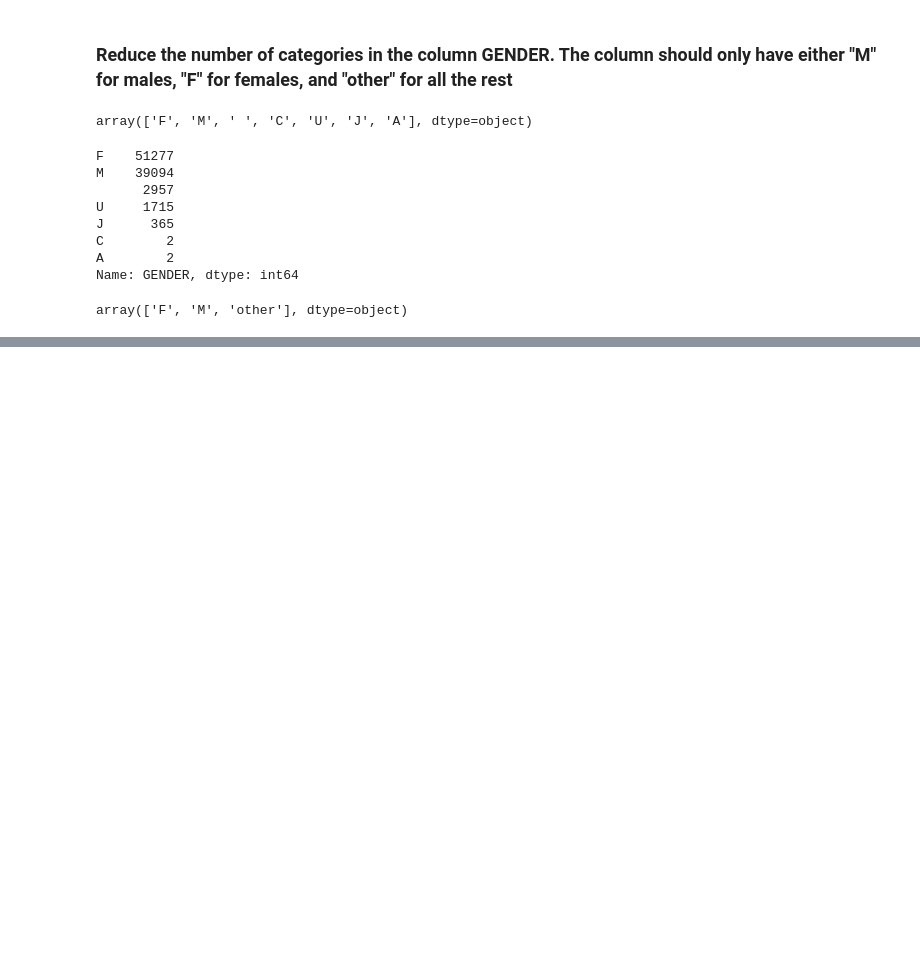
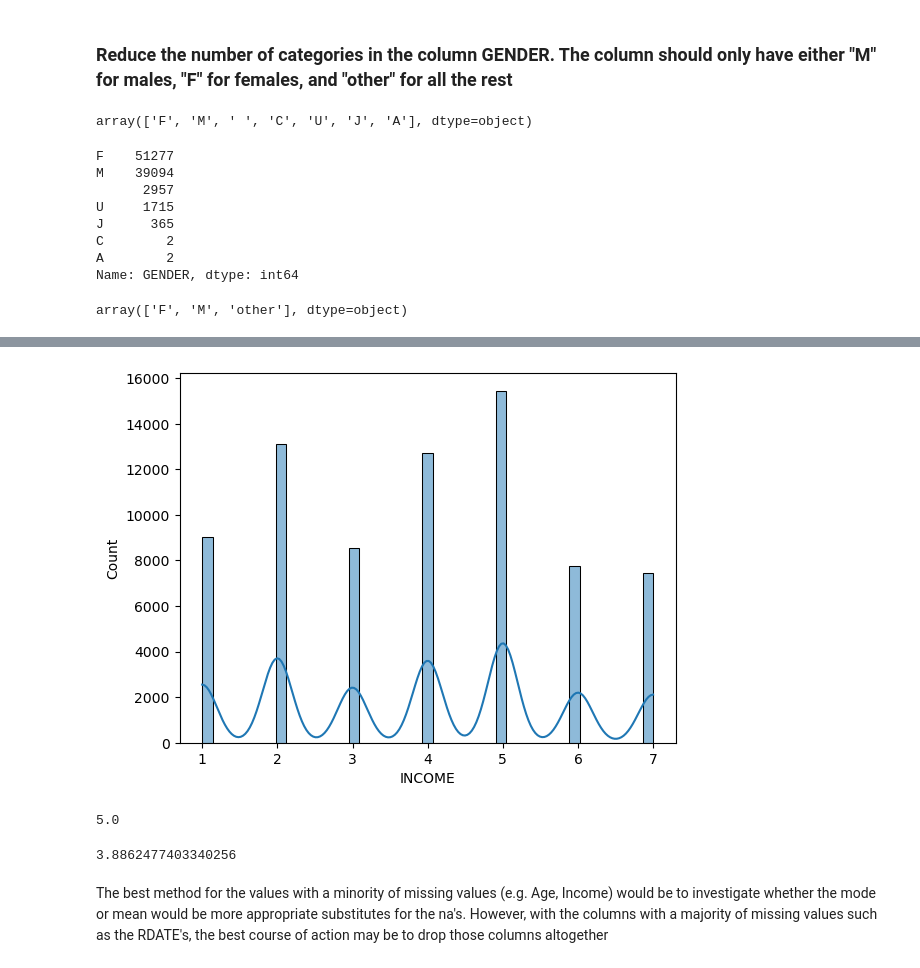
Before and after one commit to KAAR1998/lab-revisiting-machine-learning, a Jupyter notebook: Lab.ipynb, the cells around one changed output, grey strips where cells are left out. Saved outputs shown, nothing was run; the diff lists cells and outputs as text; code cells hidden in the pictures; blank space fills up the shorter version.

```diff
--- a/Lab.ipynb
+++ b/Lab.ipynb
@@ -214,0 +513,15 @@ array(['F', 'M', 'other'], dtype=object)
+# %%
+sns.histplot(numerical[numerical['INCOME'].isna()==False]['INCOME'],kde=True)
+plt.show()
+# %% [output]
+[figure, added]
+# %%
+numerical[numerical['INCOME'].notna()]['INCOME'].mode()[0]
+# %% [output]
+5.0
+# %%
+numerical.loc[:, 'INCOME'].mean()
+# %% [output]
+3.8862477403340256
+# %% [markdown]
+The best method for the values with a minority of missing values (e.g. Age, Income) would be to investigate whether the mode or mean would be more appropriate substitutes for the na's. However, with the columns with a majority of missing values such as the RDATE's, the best course of action may be to drop those columns altogether
```
Also changed, not shown: parts of 46 cells of this notebook.
